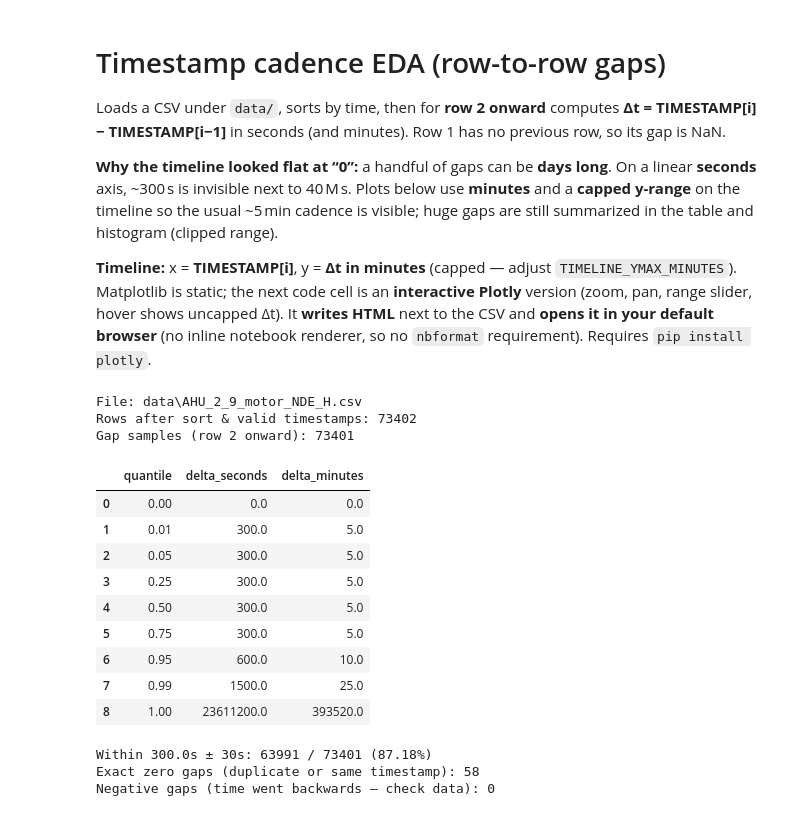
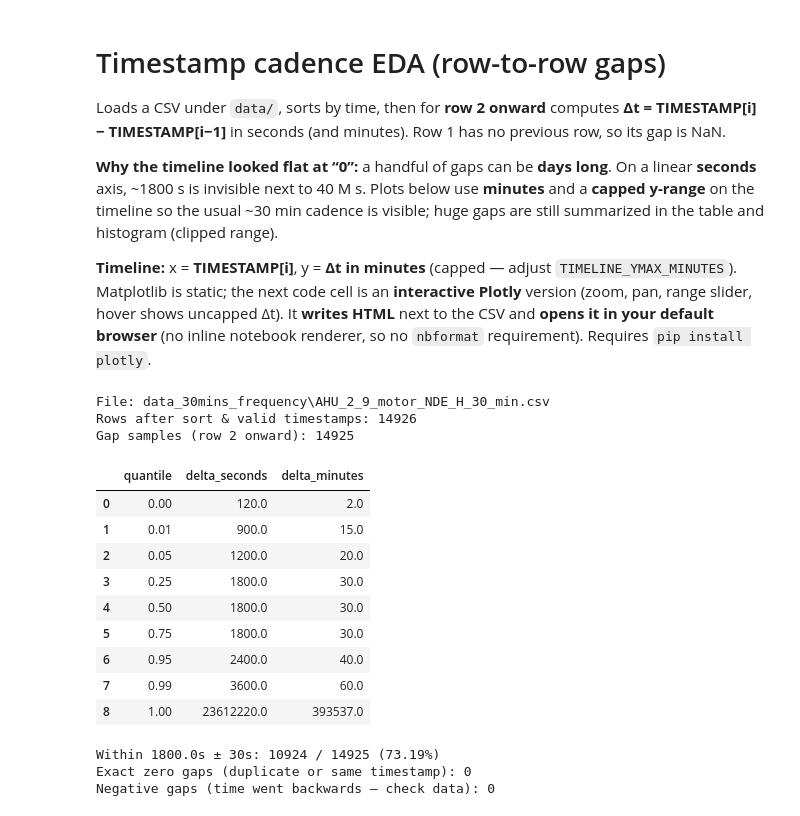
Before and after one commit to yaoxuan57/Murata_NGYX, a Jupyter notebook: frequency_eda_timestamp_gaps.ipynb, the cells around one changed output. Drawn from its saved outputs; the diff is of its cells as text; code cells hidden in the pictures.

```diff
--- a/frequency_eda_timestamp_gaps.ipynb
+++ b/frequency_eda_timestamp_gaps.ipynb
@@ -3,7 +3,7 @@
 
 Loads a CSV under `data/`, sorts by time, then for **row 2 onward** computes **Δt = TIMESTAMP[i] − TIMESTAMP[i−1]** in seconds (and minutes). Row 1 has no previous row, so its gap is NaN.
 
-**Why the timeline looked flat at “0”:** a handful of gaps can be **days long**. On a linear **seconds** axis, ~300 s is invisible next to 40 M s. Plots below use **minutes** and a **capped y-range** on the timeline so the usual ~5 min cadence is visible; huge gaps are still summarized in the table and histogram (clipped range).
+**Why the timeline looked flat at “0”:** a handful of gaps can be **days long**. On a linear **seconds** axis, ~1800 s is invisible next to 40 M s. Plots below use **minutes** and a **capped y-range** on the timeline so the usual ~30 min cadence is visible; huge gaps are still summarized in the table and histogram (clipped range).
 
 **Timeline:** x = **TIMESTAMP[i]**, y = **Δt in minutes** (capped — adjust `TIMELINE_YMAX_MINUTES`). Matplotlib is static; the next code cell is an **interactive Plotly** version (zoom, pan, range slider, hover shows uncapped Δt). It **writes HTML** next to the CSV and **opens it in your default browser** (no inline notebook renderer, so no `nbformat` requirement). Requires `pip install plotly`.
 # %%
@@ -14,11 +14,11 @@ import numpy as np
 import pandas as pd
 
 # --- Edit these ---
-CSV_PATH = Path("data/AHU_2_9_motor_NDE_H.csv")
+CSV_PATH = Path("data_30mins_frequency/AHU_2_9_motor_NDE_H_30_min.csv")
 TIMESTAMP_COLUMN = "TIMESTAMP"
 
-# Nominal step (e.g. 5 min = 300 s)
-NOMINAL_STEP_SEC = 300.0
+# Nominal step (30 min = 1800 s)
+NOMINAL_STEP_SEC = 1800.0
 NOMINAL_STEP_MIN = NOMINAL_STEP_SEC / 60.0
 
 # Histogram: clip x-axis at this many *minutes* (longer gaps omitted from bars only)
@@ -57,40 +57,40 @@ print(f"File: {CSV_PATH}")
 print(f"Rows after sort & valid timestamps: {len(df)}")
 print(f"Gap samples (row 2 onward): {len(valid)}")
 # %% [output]
-File: data\AHU_2_9_motor_NDE_H.csv
-Rows after sort & valid timestamps: 73402
-Gap samples (row 2 onward): 73401
+File: data_30mins_frequency\AHU_2_9_motor_NDE_H_30_min.csv
+Rows after sort & valid timestamps: 14926
+Gap samples (row 2 onward): 14925
 # %%
 if len(valid) == 0:
     raise ValueError("No consecutive gaps to summarize (need at least 2 rows).")
 
 qs = [0, 0.01, 0.05, 0.25, 0.5, 0.75, 0.95, 0.99, 1.0]
 qvals = valid.quantile(qs)
 summary = pd.DataFrame(
     {"quantile": qs, "delta_seconds": qvals.values, "delta_minutes": (qvals.values / 60.0)}
 )
 display(summary)
 
-near_nom = (valid - NOMINAL_STEP_SEC).abs() <= 30  # ±30 s around 5 min
+near_nom = (valid - NOMINAL_STEP_SEC).abs() <= 60  # ±60 s around 30 min
 print(
     f"Within {NOMINAL_STEP_SEC}s ± 30s: {near_nom.sum()} / {len(valid)} "
     f"({100.0 * near_nom.mean():.2f}%)"
 )
 print(f"Exact zero gaps (duplicate or same timestamp): {(valid == 0).sum()}")
 print(f"Negative gaps (time went backwards — check data): {(valid < 0).sum()}")
 # %% [output]
 |  | quantile | delta_seconds | delta_minutes |
-| 0 | 0.00 | 0.0 | 0.0 |
-| 1 | 0.01 | 300.0 | 5.0 |
-| 2 | 0.05 | 300.0 | 5.0 |
-| 3 | 0.25 | 300.0 | 5.0 |
-| 4 | 0.50 | 300.0 | 5.0 |
-| 5 | 0.75 | 300.0 | 5.0 |
-| 6 | 0.95 | 600.0 | 10.0 |
-| 7 | 0.99 | 1500.0 | 25.0 |
-| 8 | 1.00 | 23611200.0 | 393520.0 |
+| 0 | 0.00 | 120.0 | 2.0 |
+| 1 | 0.01 | 900.0 | 15.0 |
+| 2 | 0.05 | 1200.0 | 20.0 |
+| 3 | 0.25 | 1800.0 | 30.0 |
+| 4 | 0.50 | 1800.0 | 30.0 |
+| 5 | 0.75 | 1800.0 | 30.0 |
+| 6 | 0.95 | 2400.0 | 40.0 |
+| 7 | 0.99 | 3600.0 | 60.0 |
+| 8 | 1.00 | 23612220.0 | 393537.0 |
-Within 300.0s ± 30s: 63991 / 73401 (87.18%)
-Exact zero gaps (duplicate or same timestamp): 58
+Within 1800.0s ± 30s: 10924 / 14925 (73.19%)
+Exact zero gaps (duplicate or same timestamp): 0
 Negative gaps (time went backwards — check data): 0
 # %%
 fig, axes = plt.subplots(2, 1, figsize=(12, 7), sharex=False)
```
Also changed, not shown: parts of 3 cells of this notebook, 13 other files.
